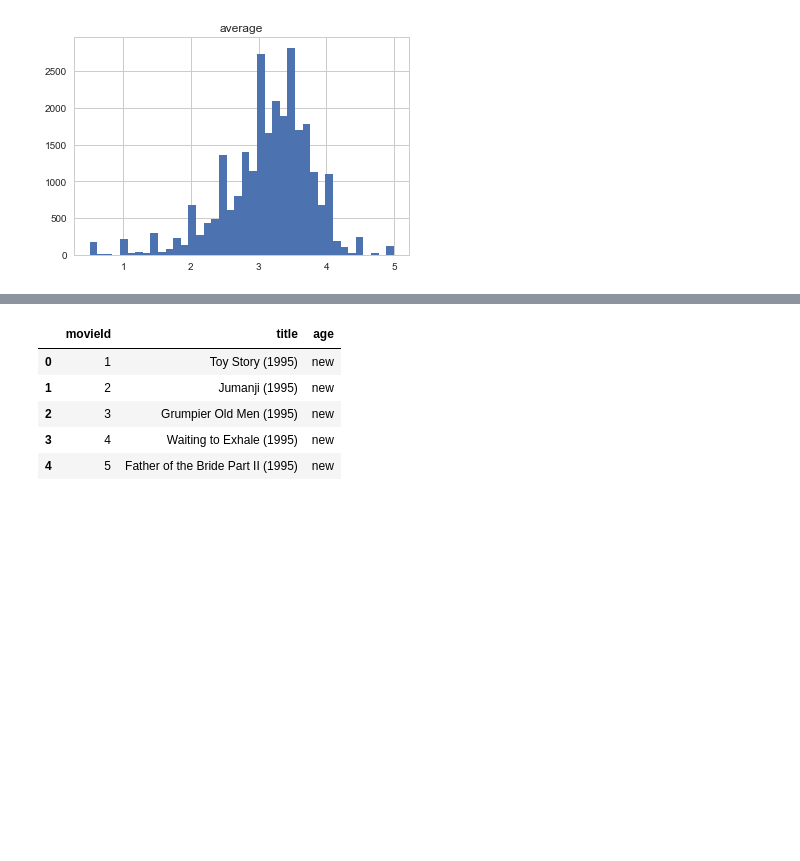
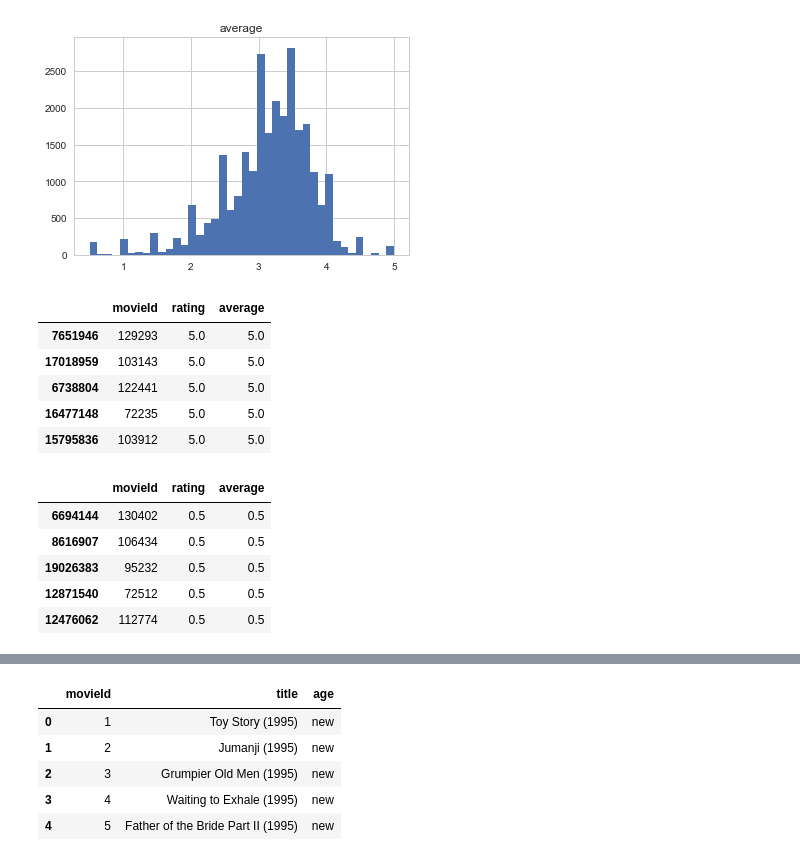
Before and after one commit to michaelegregious/Movie_Ratings, a Jupyter notebook: movie_ratings_by_age.ipynb, the cells around one changed output, grey strips where cells are left out. Saved outputs shown, nothing was run; the diff lists cells and outputs as text; code cells hidden in the pictures; blank space fills up the shorter version.

```diff
--- a/movie_ratings_by_age.ipynb
+++ b/movie_ratings_by_age.ipynb
@@ -155,3 +179,23 @@ Mean of Average Ratings
 array([[<matplotlib.axes._subplots.AxesSubplot object at 0x...>]],
       dtype=object)
 [figure]
+# %%
+# Sorting movies by average rating
+
+ratings = ratings.sort_values(by=['average'], ascending=False)
+
+ratings.head()
+ratings.tail()
+# %% [output]
+|  | movieId | rating | average |
+| 7651946 | 129293 | 5.0 | 5.0 |
+| 17018959 | 103143 | 5.0 | 5.0 |
+| 6738804 | 122441 | 5.0 | 5.0 |
+| 16477148 | 72235 | 5.0 | 5.0 |
+| 15795836 | 103912 | 5.0 | 5.0 |
+|  | movieId | rating | average |
+| 6694144 | 130402 | 0.5 | 0.5 |
+| 8616907 | 106434 | 0.5 | 0.5 |
+| 19026383 | 95232 | 0.5 | 0.5 |
+| 12871540 | 72512 | 0.5 | 0.5 |
+| 12476062 | 112774 | 0.5 | 0.5 |
```
Also changed, not shown: parts of 15 cells of this notebook.
